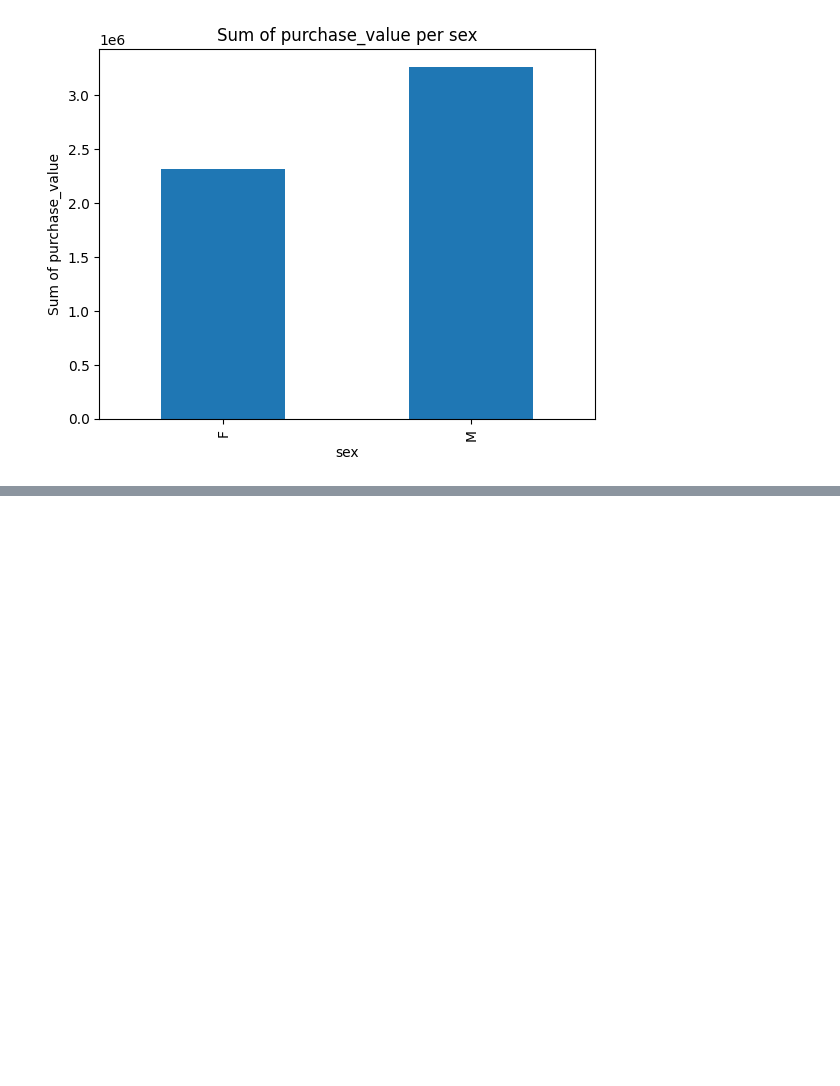
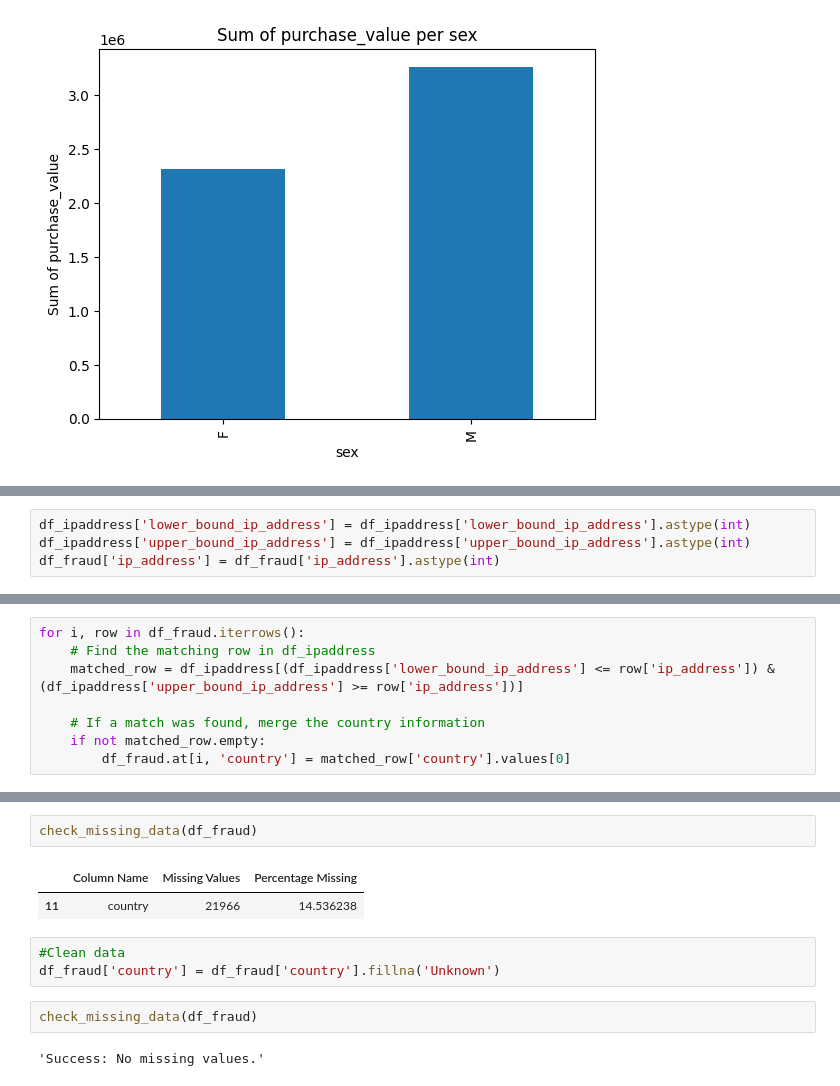
Before and after one commit to abrahamshimelis/fraud-detection, a Jupyter notebook: notebooks/data_analysis_and_preprocessing.ipynb, the cells around one changed output, grey strips where cells are left out. Cells and saved outputs as stored; diff of their text form; blank space fills up the shorter version.

Commit message:
merged datasets

```diff
--- a/notebooks/data_analysis_and_preprocessing.ipynb
+++ b/notebooks/data_analysis_and_preprocessing.ipynb
@@ -397,0 +446,4 @@ plot_categorical_numerical(df_fraud, 'purchase_value', 'sex')
+# %%
+df_ipaddress['lower_bound_ip_address'] = df_ipaddress['lower_bound_ip_address'].astype(int)
+df_ipaddress['upper_bound_ip_address'] = df_ipaddress['upper_bound_ip_address'].astype(int)
+df_fraud['ip_address'] = df_fraud['ip_address'].astype(int)
@@ -397,0 +492,8 @@ plot_categorical_numerical(df_fraud, 'purchase_value', 'sex')
+# %%
+for i, row in df_fraud.iterrows():
+    # Find the matching row in df_ipaddress
+    matched_row = df_ipaddress[(df_ipaddress['lower_bound_ip_address'] <= row['ip_address']) & (df_ipaddress['upper_bound_ip_address'] >= row['ip_address'])]
+
+    # If a match was found, merge the country information
+    if not matched_row.empty:
+        df_fraud.at[i, 'country'] = matched_row['country'].values[0]
@@ -397,0 +509,12 @@ plot_categorical_numerical(df_fraud, 'purchase_value', 'sex')
+# %%
+check_missing_data(df_fraud)
+# %% [output]
+|  | Column Name | Missing Values | Percentage Missing |
+| 11 | country | 21966 | 14.536238 |
+# %%
+#Clean data
+df_fraud['country'] = df_fraud['country'].fillna('Unknown')
+# %%
+check_missing_data(df_fraud)
+# %% [output]
+'Success: No missing values.'
```
Also changed, not shown: parts of 11 cells of this notebook.
